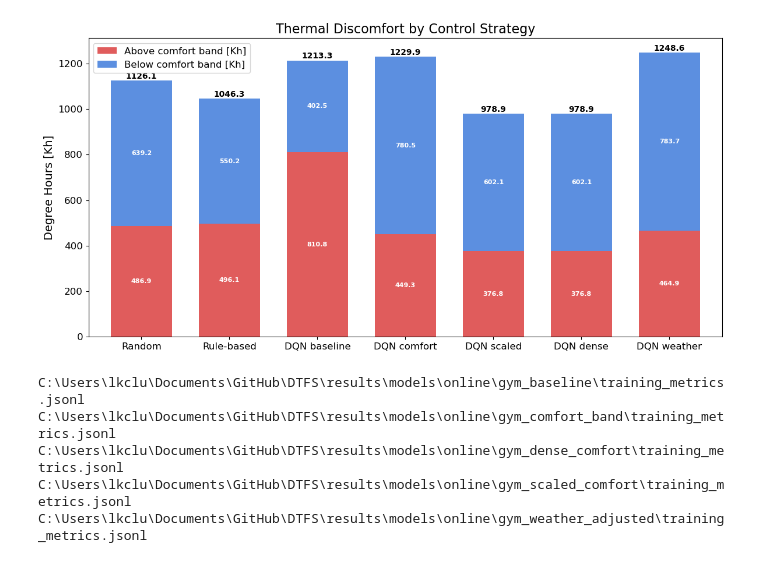
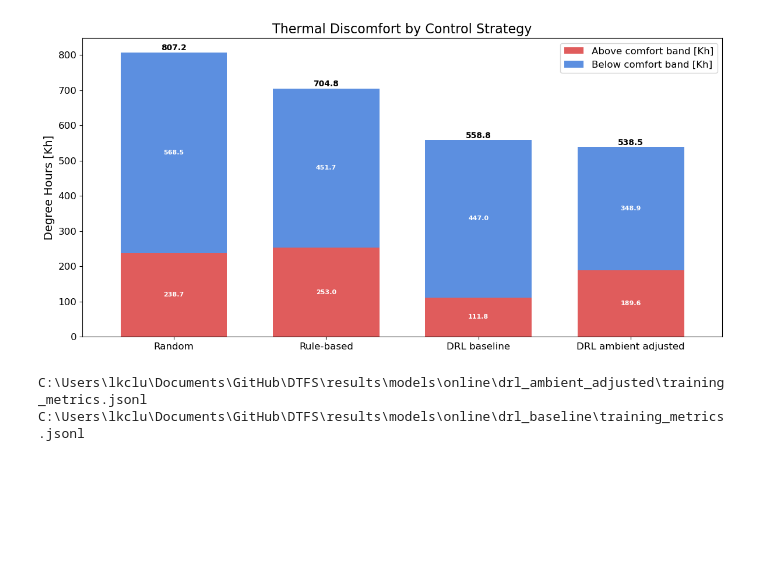
Before and after one commit to ClLuisa/DTFS, a Jupyter notebook: visualization.ipynb, the cells around one changed output. Drawn from its saved outputs; the diff is of its cells as text; code cells hidden in the pictures; blank space fills up the shorter version.

Commit message:
aktuelles training

```diff
--- a/visualization.ipynb
+++ b/visualization.ipynb
@@ -63,7 +72,7 @@ data.head()
 | 3 | 1 | 0.666667 | 6552.666667 | 7.208333 | 0.0 | 20.124367 | ... |
 | 4 | 1 | 0.833333 | 6552.833333 | 7.125000 | 0.0 | 19.950179 | ... |
 # %%
-WEEK_NUMBER = 101
+WEEK_NUMBER = 95
 
 week_length = 24*3
 
@@ -255,11 +272,4 @@ plt.show()
 # %%
-T_HIGH = 21.5
-T_LOW = 20.5
-
-# comfort mask
-data["comfort"] = data["operative_temperature"].between(T_LOW, T_HIGH)
-
-# aggregate
 comfort_hours = data.groupby("source")["comfort"].sum() / 12
 
 # build clean summary dataframe
@@ -282,0 +293,27 @@ plt.show()
+# %%
+hourly_data = data[data["datetime"].dt.minute == 0]
+
+fig, ax = plt.subplots(figsize=(12, 6))
+
+colors = ["#4C78A8", "#F58518", "#54A24B", "#E45756", "#B279A2", "#72B7B2", "#FF9DA6"]
+
+for source, color in zip(SOURCES_TO_COMPARE, colors):
+    subset = hourly_data[hourly_data["source"] == source]
+    if subset.empty:
+        continue
+    label = name_to_short_label.get(source, source)
+    ax.scatter(
+        subset["dry_bulb_temperature"],
+        subset["operative_temperature"],
+        s=8,
+        alpha=0.4,
+        color=color,
+        label=label,
+    )
+
+ax.set_xlabel("Dry bulb (ambient) temperature [°C]")
+ax.set_ylabel("Operative temperature [°C]")
+ax.set_title("Operative Temperature vs. Ambient Temperature by Control Strategy (hourly)")
+ax.legend(title="", loc="best", markerscale=2)
+plt.tight_layout()
+plt.show()
@@ -283,6 +362,6 @@ plt.show()
 # %%
-data["overheating"] = (data["operative_temperature"] - 21.5).clip(lower=0)
-data["undercooling"] = (20.5 - data["operative_temperature"]).clip(lower=0)
+data["overheating"] = (data["operative_temperature"] - T_HIGH).clip(lower=0)
+data["undercooling"] = (T_LOW - data["operative_temperature"]).clip(lower=0)
 
 overheating_kh = data.groupby("source")["overheating"].sum() / 12
 undercooling_kh = data.groupby("source")["undercooling"].sum() / 12
@@ -293,34 +372,34 @@ summary = pd.DataFrame({
 }).reindex(SOURCES_TO_COMPARE).dropna()
 summary.index = [name_to_short_label.get(source, source) for source in summary.index]
 
 # plot
 ax = summary.plot(kind="bar", stacked=True, figsize=(12, 6), color=["#e05c5c", "#5c8fe0"], width=0.7)
 
 # annotate each segment
 for bar_group in ax.containers:
     ax.bar_label(bar_group, fmt="%.1f", label_type="center", fontsize=8, color="white", fontweight="bold")
 
 # annotate total on top
 for i, total in enumerate(summary.sum(axis=1)):
     ax.text(i, total + 0.5, f"{total:.1f}", ha="center", va="bottom", fontsize=10, fontweight="bold")
 
 plt.rcParams.update({
     "font.size": 12,
     "axes.titlesize": 16,
     "axes.labelsize": 14,
     "xtick.labelsize": 12,
     "ytick.labelsize": 12,
     "legend.fontsize": 12,
 })
 
 plt.ylabel("Degree Hours [Kh]")
 plt.xlabel("")
 plt.title("Thermal Discomfort by Control Strategy")
 plt.xticks(rotation=0)
 plt.tight_layout()
 plt.show()
 # %% [output]
-[figure, old version]
+[figure, new version]
 # %%
 # import torch
 # import numpy as np
@@ -383,7 +462,6 @@ plt.show()
 # plt.tight_layout()
 # plt.show()
 # %%
-version = "gym_baseline"
 TRAINING_RESULTS_PATH = Path(fr"C:\Users\lkclu\Documents\GitHub\DTFS\results\models\online")
 
 training_frames = []
@@ -391,9 +469,15 @@ for experiment_path in TRAINING_RESULTS_PATH.iterdir():
     metrics_path = experiment_path / "training_metrics.jsonl"
     print(metrics_path)
     if not metrics_path.is_file() or experiment_path.name not in {
-        "gym_baseline",
-        # "gym_dense_comfort",
+        # "drl_baseline",
+        # "drl_baseline_hold_1",
+        # "drl_baseline_hold_2",
+        "drl_baseline",
+        # "drl_baseline_hold_5",
+        # "drl_baseline_hold_10",
+        # "drl_baseline_hold_15",
         # "gym_scaled_comfort",
+        "drl_ambient_adjusted",
     }:
         continue
 
@@ -404,11 +488,8 @@ for experiment_path in TRAINING_RESULTS_PATH.iterdir():
 
 training_data = pd.concat(training_frames, ignore_index=True)
 # %% [output]
-C:\Users\lkclu\Documents\GitHub\DTFS\results\models\online\gym_baseline\training_metrics.jsonl
-C:\Users\lkclu\Documents\GitHub\DTFS\results\models\online\gym_comfort_band\training_metrics.jsonl
-C:\Users\lkclu\Documents\GitHub\DTFS\results\models\online\gym_dense_comfort\training_metrics.jsonl
-C:\Users\lkclu\Documents\GitHub\DTFS\results\models\online\gym_scaled_comfort\training_metrics.jsonl
-C:\Users\lkclu\Documents\GitHub\DTFS\results\models\online\gym_weather_adjusted\training_metrics.jsonl
+C:\Users\lkclu\Documents\GitHub\DTFS\results\models\online\drl_ambient_adjusted\training_metrics.jsonl
+C:\Users\lkclu\Documents\GitHub\DTFS\results\models\online\drl_baseline\training_metrics.jsonl
 # %%
 training_data
 # %% [output]
```
Also changed, not shown: parts of 9 cells of this notebook, 17 other files.
